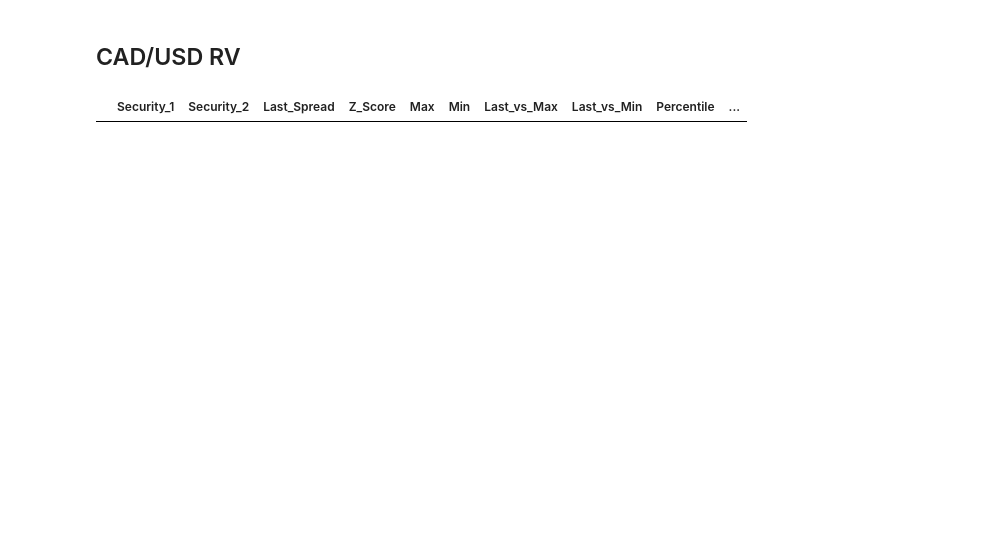
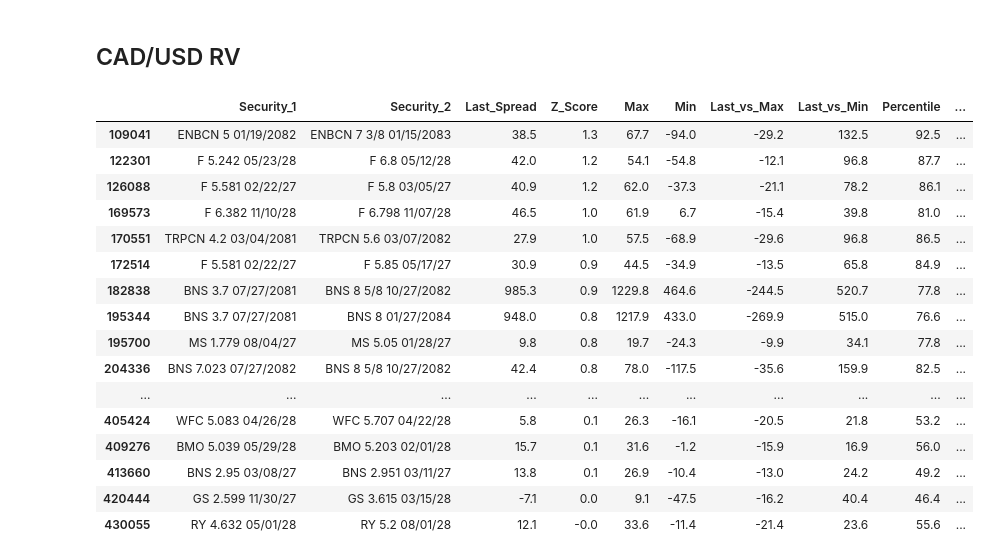
Before and after one commit to ewswlw/work_supa, a Jupyter notebook: analytics/t.ipynb, the cells around one changed output. Saved outputs shown, nothing was run; the diff lists cells and outputs as text; code cells hidden in the pictures; blank space fills up the shorter version.

```diff
--- a/analytics/t.ipynb
+++ b/analytics/t.ipynb
@@ -463,31 +516,47 @@ g_z_usd_select = g_z_usd[[
     'Min',
     'Last_vs_Max',
     'Last_vs_Min',
     'Percentile',
     'XCCY',
     'Custom_Sector_1',
     'Custom_Sector_2',
     'Yrs_Mat_Bucket_1',
     'Yrs_Mat_Bucket_2',
     'Size @ Best Offer_runs1',
     'Size @ Best Bid_runs2',
     'Bid/Offer_runs1',
     'Bid/Offer_runs2'
 ]].copy()
 
 # Sort by Z_Score descending
-g_z_usd_select = g_z_usd_select.sort_values(by='Z_Score', ascending=True) #This would be your main toggle
+g_z_usd_select = g_z_usd_select.sort_values(by='Z_Score', ascending=False) #This would be your main toggle
 
 # Identify float columns except the two size columns
 size_cols = ['Size @ Best Offer_runs1', 'Size @ Best Bid_runs2']
 float_cols = [col for col in g_z_usd_select.columns if g_z_usd_select[col].dtype == 'float' and col not in size_cols]
 
 # Build the format dictionary
 format_dict = {col: '{:.1f}' for col in float_cols}
 format_dict.update({col: '{:,.0f}' for col in size_cols})
 
 # Display with custom formatting
 display(
     g_z_usd_select.head(30).style.format(format_dict))
 # %% [output]
 |  | Security_1 | Security_2 | Last_Spread | Z_Score | Max | Min | Last_vs_Max | Last_vs_Min | Percentile | ... |
+| 109041 | ENBCN 5 01/19/2082 | ENBCN 7 3/8 01/15/2083 | 38.5 | 1.3 | 67.7 | -94.0 | -29.2 | 132.5 | 92.5 | ... |
+| 122301 | F 5.242 05/23/28 | F 6.8 05/12/28 | 42.0 | 1.2 | 54.1 | -54.8 | -12.1 | 96.8 | 87.7 | ... |
+| 126088 | F 5.581 02/22/27 | F 5.8 03/05/27 | 40.9 | 1.2 | 62.0 | -37.3 | -21.1 | 78.2 | 86.1 | ... |
+| 169573 | F 6.382 11/10/28 | F 6.798 11/07/28 | 46.5 | 1.0 | 61.9 | 6.7 | -15.4 | 39.8 | 81.0 | ... |
+| 170551 | TRPCN 4.2 03/04/2081 | TRPCN 5.6 03/07/2082 | 27.9 | 1.0 | 57.5 | -68.9 | -29.6 | 96.8 | 86.5 | ... |
+| 172514 | F 5.581 02/22/27 | F 5.85 05/17/27 | 30.9 | 0.9 | 44.5 | -34.9 | -13.5 | 65.8 | 84.9 | ... |
+| 182838 | BNS 3.7 07/27/2081 | BNS 8 5/8 10/27/2082 | 985.3 | 0.9 | 1229.8 | 464.6 | -244.5 | 520.7 | 77.8 | ... |
+| 195344 | BNS 3.7 07/27/2081 | BNS 8 01/27/2084 | 948.0 | 0.8 | 1217.9 | 433.0 | -269.9 | 515.0 | 76.6 | ... |
+| 195700 | MS 1.779 08/04/27 | MS 5.05 01/28/27 | 9.8 | 0.8 | 19.7 | -24.3 | -9.9 | 34.1 | 77.8 | ... |
+| 204336 | BNS 7.023 07/27/2082 | BNS 8 5/8 10/27/2082 | 42.4 | 0.8 | 78.0 | -117.5 | -35.6 | 159.9 | 82.5 | ... |
+| ... | ... | ... | ... | ... | ... | ... | ... | ... | ... | ... |
+| 405424 | WFC 5.083 04/26/28 | WFC 5.707 04/22/28 | 5.8 | 0.1 | 26.3 | -16.1 | -20.5 | 21.8 | 53.2 | ... |
+| 409276 | BMO 5.039 05/29/28 | BMO 5.203 02/01/28 | 15.7 | 0.1 | 31.6 | -1.2 | -15.9 | 16.9 | 56.0 | ... |
+| 413660 | BNS 2.95 03/08/27 | BNS 2.951 03/11/27 | 13.8 | 0.1 | 26.9 | -10.4 | -13.0 | 24.2 | 49.2 | ... |
+| 420444 | GS 2.599 11/30/27 | GS 3.615 03/15/28 | -7.1 | 0.0 | 9.1 | -47.5 | -16.2 | 40.4 | 46.4 | ... |
+| 430055 | RY 4.632 05/01/28 | RY 5.2 08/01/28 | 12.1 | -0.0 | 33.6 | -11.4 | -21.4 | 23.6 | 55.6 | ... |
```
Also changed, not shown: parts of 10 cells of this notebook.
